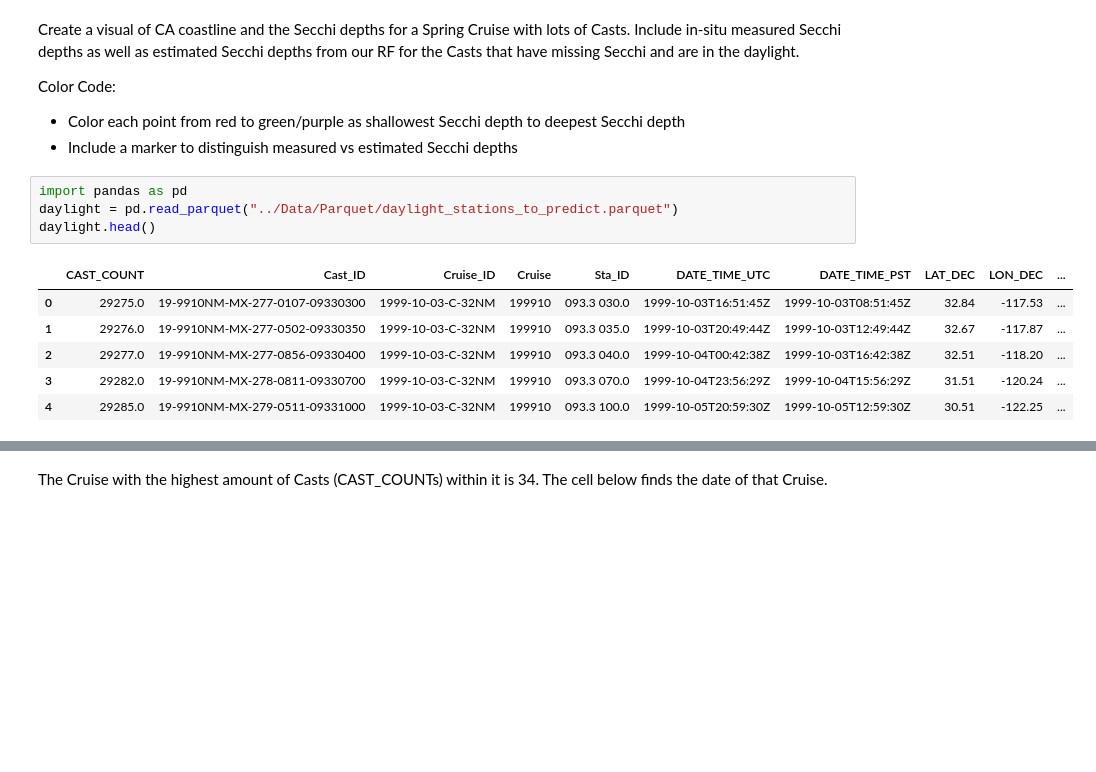
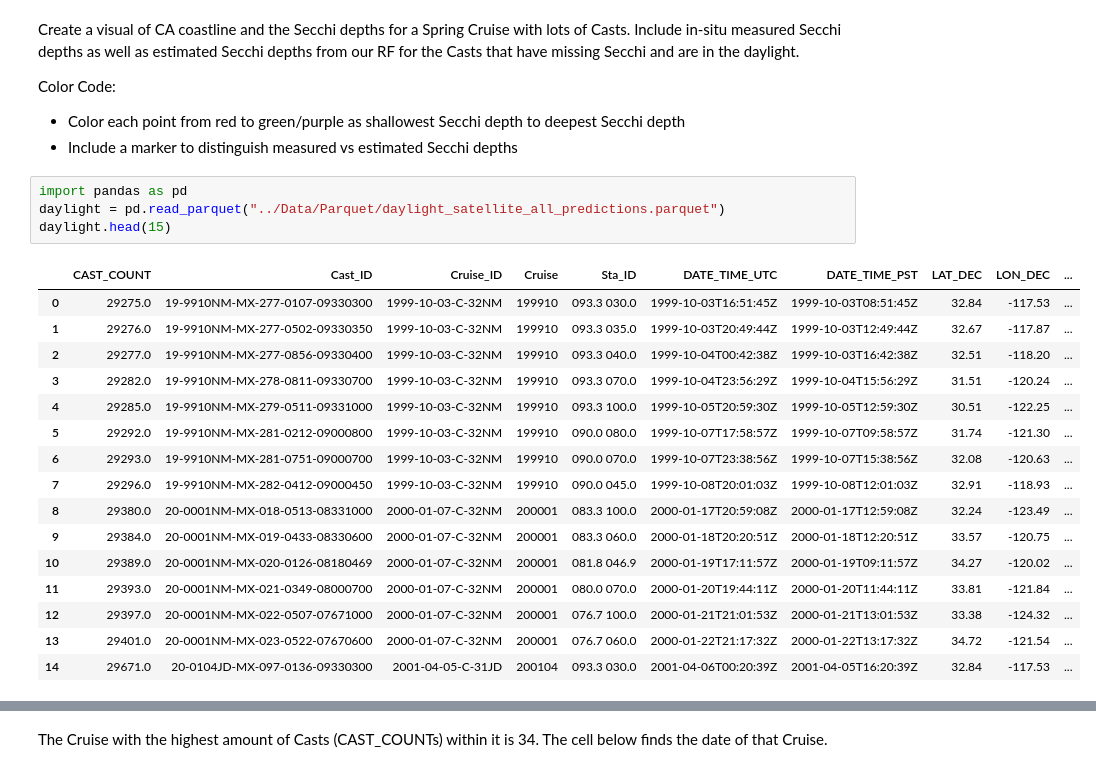
Before and after one commit to LucasC212/Scripps-Light-Attenuation-Capstone-Project, a Jupyter notebook: scripts/daylight_visualization.ipynb, the cells around one changed output, grey strips where cells are left out. Saved outputs shown, nothing was run; the diff lists cells and outputs as text; blank space fills up the shorter version.

```diff
--- a/scripts/daylight_visualization.ipynb
+++ b/scripts/daylight_visualization.ipynb
@@ -6,15 +6,25 @@ Color Code:
 - Include a marker to distinguish measured vs estimated Secchi depths
 # %%
 import pandas as pd
-daylight = pd.read_parquet("../Data/Parquet/daylight_stations_to_predict.parquet")
-daylight.head()
+daylight = pd.read_parquet("../Data/Parquet/daylight_satellite_all_predictions.parquet")
+daylight.head(15)
 # %% [output]
 |  | CAST_COUNT | Cast_ID | Cruise_ID | Cruise | Sta_ID | DATE_TIME_UTC | DATE_TIME_PST | LAT_DEC | LON_DEC | ... |
 | 0 | 29275.0 | 19-9910NM-MX-277-0107-09330300 | 1999-10-03-C-32NM | 199910 | 093.3 030.0 | 1999-10-03T16:51:45Z | 1999-10-03T08:51:45Z | 32.84 | -117.53 | ... |
 | 1 | 29276.0 | 19-9910NM-MX-277-0502-09330350 | 1999-10-03-C-32NM | 199910 | 093.3 035.0 | 1999-10-03T20:49:44Z | 1999-10-03T12:49:44Z | 32.67 | -117.87 | ... |
 | 2 | 29277.0 | 19-9910NM-MX-277-0856-09330400 | 1999-10-03-C-32NM | 199910 | 093.3 040.0 | 1999-10-04T00:42:38Z | 1999-10-03T16:42:38Z | 32.51 | -118.20 | ... |
 | 3 | 29282.0 | 19-9910NM-MX-278-0811-09330700 | 1999-10-03-C-32NM | 199910 | 093.3 070.0 | 1999-10-04T23:56:29Z | 1999-10-04T15:56:29Z | 31.51 | -120.24 | ... |
 | 4 | 29285.0 | 19-9910NM-MX-279-0511-09331000 | 1999-10-03-C-32NM | 199910 | 093.3 100.0 | 1999-10-05T20:59:30Z | 1999-10-05T12:59:30Z | 30.51 | -122.25 | ... |
+| 5 | 29292.0 | 19-9910NM-MX-281-0212-09000800 | 1999-10-03-C-32NM | 199910 | 090.0 080.0 | 1999-10-07T17:58:57Z | 1999-10-07T09:58:57Z | 31.74 | -121.30 | ... |
+| 6 | 29293.0 | 19-9910NM-MX-281-0751-09000700 | 1999-10-03-C-32NM | 199910 | 090.0 070.0 | 1999-10-07T23:38:56Z | 1999-10-07T15:38:56Z | 32.08 | -120.63 | ... |
+| 7 | 29296.0 | 19-9910NM-MX-282-0412-09000450 | 1999-10-03-C-32NM | 199910 | 090.0 045.0 | 1999-10-08T20:01:03Z | 1999-10-08T12:01:03Z | 32.91 | -118.93 | ... |
+| 8 | 29380.0 | 20-0001NM-MX-018-0513-08331000 | 2000-01-07-C-32NM | 200001 | 083.3 100.0 | 2000-01-17T20:59:08Z | 2000-01-17T12:59:08Z | 32.24 | -123.49 | ... |
+| 9 | 29384.0 | 20-0001NM-MX-019-0433-08330600 | 2000-01-07-C-32NM | 200001 | 083.3 060.0 | 2000-01-18T20:20:51Z | 2000-01-18T12:20:51Z | 33.57 | -120.75 | ... |
+| 10 | 29389.0 | 20-0001NM-MX-020-0126-08180469 | 2000-01-07-C-32NM | 200001 | 081.8 046.9 | 2000-01-19T17:11:57Z | 2000-01-19T09:11:57Z | 34.27 | -120.02 | ... |
+| 11 | 29393.0 | 20-0001NM-MX-021-0349-08000700 | 2000-01-07-C-32NM | 200001 | 080.0 070.0 | 2000-01-20T19:44:11Z | 2000-01-20T11:44:11Z | 33.81 | -121.84 | ... |
+| 12 | 29397.0 | 20-0001NM-MX-022-0507-07671000 | 2000-01-07-C-32NM | 200001 | 076.7 100.0 | 2000-01-21T21:01:53Z | 2000-01-21T13:01:53Z | 33.38 | -124.32 | ... |
+| 13 | 29401.0 | 20-0001NM-MX-023-0522-07670600 | 2000-01-07-C-32NM | 200001 | 076.7 060.0 | 2000-01-22T21:17:32Z | 2000-01-22T13:17:32Z | 34.72 | -121.54 | ... |
+| 14 | 29671.0 | 20-0104JD-MX-097-0136-09330300 | 2001-04-05-C-31JD | 200104 | 093.3 030.0 | 2001-04-06T00:20:39Z | 2001-04-05T16:20:39Z | 32.84 | -117.53 | ... |
 # %%
 print(f"Distinct Cruise's in daylight: {daylight['Cruise'].nunique()}")
 print(daylight['Cruise'].unique())
```
Also changed, not shown: parts of 6 cells of this notebook, 18 other files.
